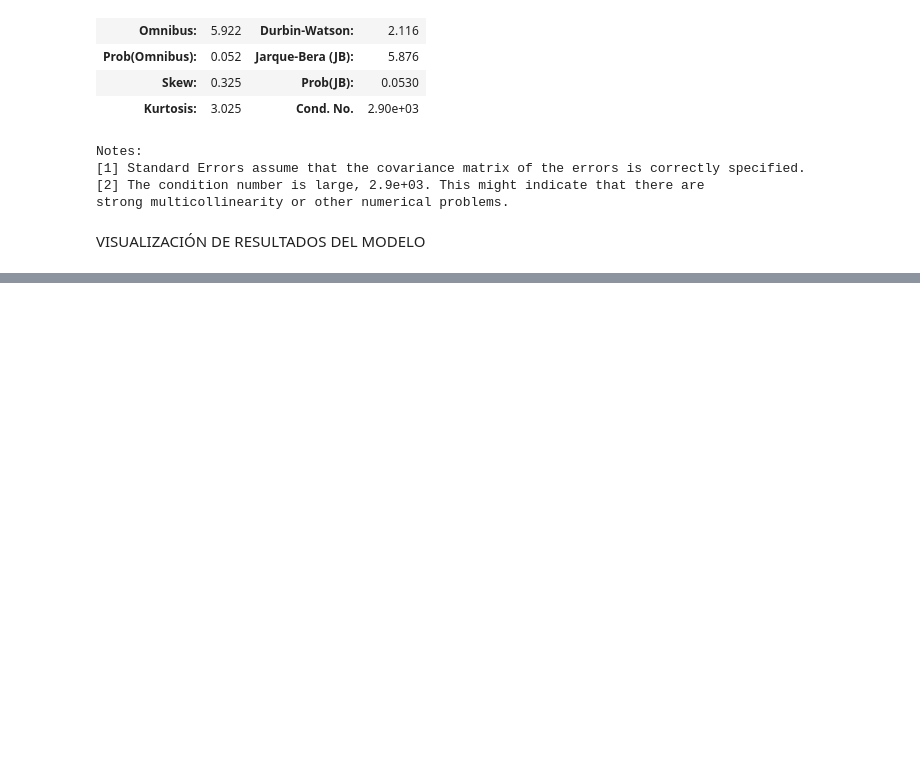
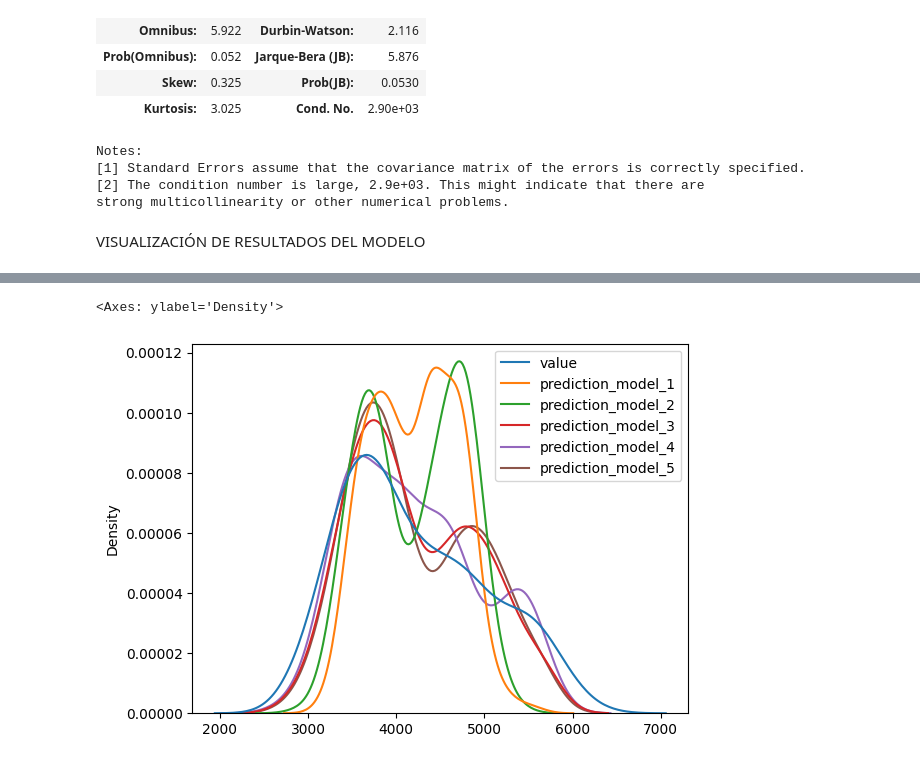
Before and after one commit to AndreMado/data, a Jupyter notebook: notebooks/note.ipynb, the cells around one changed output, grey strips where cells are left out. Drawn from its saved outputs; the diff is of its cells as text; code cells hidden in the pictures; blank space fills up the shorter version.

```diff
--- a/notebooks/note.ipynb
+++ b/notebooks/note.ipynb
@@ -701,0 +726,7 @@ VISUALIZACIÓN DE RESULTADOS DEL MODELO
+# %%
+sns.kdeplot(
+    data= result
+)
+# %% [output]
+<Axes: ylabel='Density'>
+[figure, added]
```
Also changed, not shown: parts of 10 cells of this notebook, 9 other files.
